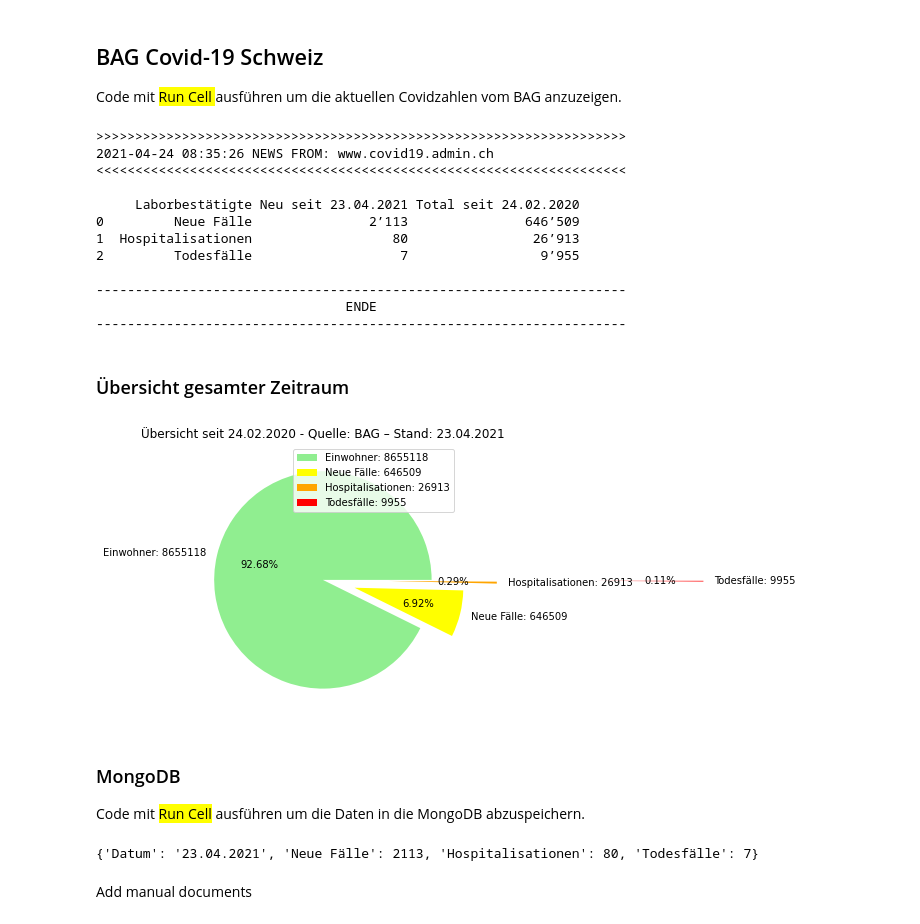
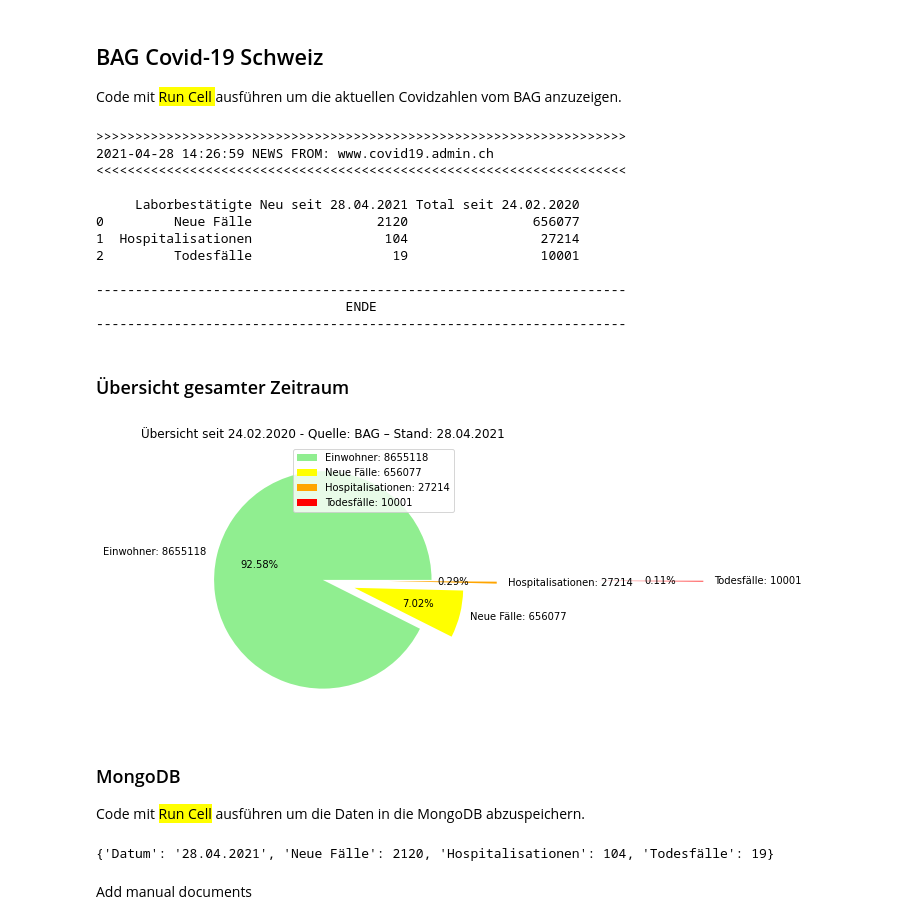
Before and after one commit to tinuwalther/Jupyter-Notebooks, a Jupyter notebook: python/News-Reader.ipynb, the cells around one changed output. Cells and saved outputs as stored; diff of their text form; code cells hidden in the pictures.

Commit message:
Update charts

```diff
--- a/python/News-Reader.ipynb
+++ b/python/News-Reader.ipynb
@@ -115,7 +115,7 @@ def main(argv):
                 Fälle  = int((re.findall('[A-Z][a-z]+\|\s\d{2,}',line)[0]).replace('Freitag| ',''))
             else:
                 Fälle  = int((re.findall('[A-Z][a-z]+\|\s\d{2,}',line)[0]).replace('Vortag| ',''))
-            TotalFälle = int(((re.findall('Total seit 24.02.2020+\|\s\d{1,}\s\d{1,}',line)[0]).split('| ')[1]).replace(' ',''))
+                TotalFälle = int(((re.findall('Total seit 24.02.2020+\|\s\d{1,}\s\d{1,}',line)[0]).split('| ')[1]).replace(' ',''))
             break
 
     data = newsreader('https://www.covid19.admin.ch/de/overview?ovTime=total', '### Laborbestätigte Hospitalisationen', '### Laborbestätigte Todesfälle', False, False)
@@ -125,7 +125,7 @@ def main(argv):
                 Hospitalisationen = int((re.findall('[A-Z][a-z]+\|\s\d{2,}',line)[0]).replace('Freitag| ',''))
             else:
                 Hospitalisationen = int((re.findall('[A-Z][a-z]+\|\s\d{2,}',line)[0]).replace('Vortag| ',''))
-            TotalHosp             = int(((re.findall('Total seit 24.02.2020+\|\s\d{1,}\s\d{1,}',line)[0]).split('| ')[1]).replace(' ',''))
+                TotalHosp         = int(((re.findall('Total seit 24.02.2020+\|\s\d{1,}\s\d{1,}',line)[0]).split('| ')[1]).replace(' ',''))
             break
 
     data = newsreader('https://www.covid19.admin.ch/de/overview?ovTime=total', '### Laborbestätigte Todesfälle', '### Tests und Anteil positive Tests', False, False)
@@ -135,7 +135,8 @@ def main(argv):
                 Todesfälle = int((re.findall('[A-Z][a-z]+\|\s\d{1,}',line)[0]).replace('Freitag| ',''))
             else:
                 Todesfälle = int((re.findall('[A-Z][a-z]+\|\s\d{1,}',line)[0]).replace('Vortag| ',''))
-            TotalDead  = int(((re.findall('Total seit 24.02.2020+\|\s\d{1,}',line)[0]).split('| ')[1]))
+                TotalDead  = int(((re.findall('Total seit 24.02.2020+\|\s\d{1,}\s\d{1,}',line)[0]).split('| ')[1]).replace(' ',''))
+                #TotalDead  = int(((re.findall('Total seit 24.02.2020+\|\s\d{1,}',line)[0]).split('| ')[1]))
             break
 
     ### Print data frame set as table
@@ -154,13 +155,13 @@ if __name__ =='__main__':
     main(sys.argv[1:])
 # %% [output]
 >>>>>>>>>>>>>>>>>>>>>>>>>>>>>>>>>>>>>>>>>>>>>>>>>>>>>>>>>>>>>>>>>>>>
-2021-04-24 08:35:26 NEWS FROM: www.covid19.admin.ch
+2021-04-28 14:26:59 NEWS FROM: www.covid19.admin.ch
 <<<<<<<<<<<<<<<<<<<<<<<<<<<<<<<<<<<<<<<<<<<<<<<<<<<<<<<<<<<<<<<<<<<<
 
-     Laborbestätigte Neu seit 23.04.2021 Total seit 24.02.2020
-0         Neue Fälle               2’113               646’509
-1  Hospitalisationen                  80                26’913
-2         Todesfälle                   7                 9’955
+     Laborbestätigte Neu seit 28.04.2021 Total seit 24.02.2020
+0         Neue Fälle                2120                656077
+1  Hospitalisationen                 104                 27214
+2         Todesfälle                  19                 10001
 
 --------------------------------------------------------------------
                                 ENDE
@@ -189,7 +190,7 @@ for line in list_html:
 list_html = newsreader(news, '### Laborbestätigte Todesfälle','### Tests und Anteil positive Tests')
 for line in list_html:
     if(line is not None):
-        Todesfälle = (re.findall('Total seit 24.02.2020+\|\s\d{1,}',line)[0]).split('| ')[1]
+        Todesfälle = ((re.findall('Total seit 24.02.2020+\|\s\d{1,}\s\d{1,}',line)[0]).split('| ')[1]).replace(' ','')
         break
 
 # Out chart
@@ -219,34 +220,34 @@ sum_pie_dict = {
 sum_pie_df = pd.DataFrame(data=sum_pie_dict)
 pie_index  = [
     f'Einwohner: {sum_of_swiss_people}',
     f'Neue Fälle: {sum_of_new_cases}',
     f'Hospitalisationen: {sum_of_new_hosp}',
     f'Todesfälle: {sum_of_new_dead}'
 ]
 
 ### Print out the pie cahrt
 sum_plot_colors = ['lightgreen', 'yellow', 'orange', 'red']
 sum_pie_explode = (0,0.3,0.6,2.5)
 pie = sum_pie_df.plot.pie(
     title   = f"Übersicht seit {first_value} - {Datum}",
     labels  = pie_index,
     legend  = True,
     ylabel  = "", y = 'Summe',
     autopct = '%1.2f%%',
     #table   = True,
     colors  = sum_plot_colors,
     explode = sum_pie_explode,
     figsize = (15,5),
 )
 
 ### Save chart as png-file
 current_dir = os.getcwd()
 parent_dir  = os.path.dirname(current_dir)
 fig = pie.get_figure()
 fig.savefig(f'{parent_dir}/images/covid-overview.png', facecolor='w', bbox_inches='tight')
 print()
 # %% [output]
-[figure, old version]
+[figure, new version]
 # %% [markdown]
 ### MongoDB
 
@@ -332,7 +333,7 @@ mongodb_doc = {
 print(mongodb_doc)
 add_document(connectionstring, 'JupyterNB', 'Covid19', mongodb_doc)
 # %% [output]
-{'Datum': '23.04.2021', 'Neue Fälle': 2113, 'Hospitalisationen': 80, 'Todesfälle': 7}
+{'Datum': '28.04.2021', 'Neue Fälle': 2120, 'Hospitalisationen': 104, 'Todesfälle': 19}
 # %% [markdown]
 Add manual documents
 # %%
```
Also changed, not shown: parts of 2 cells of this notebook, 4 other files.
